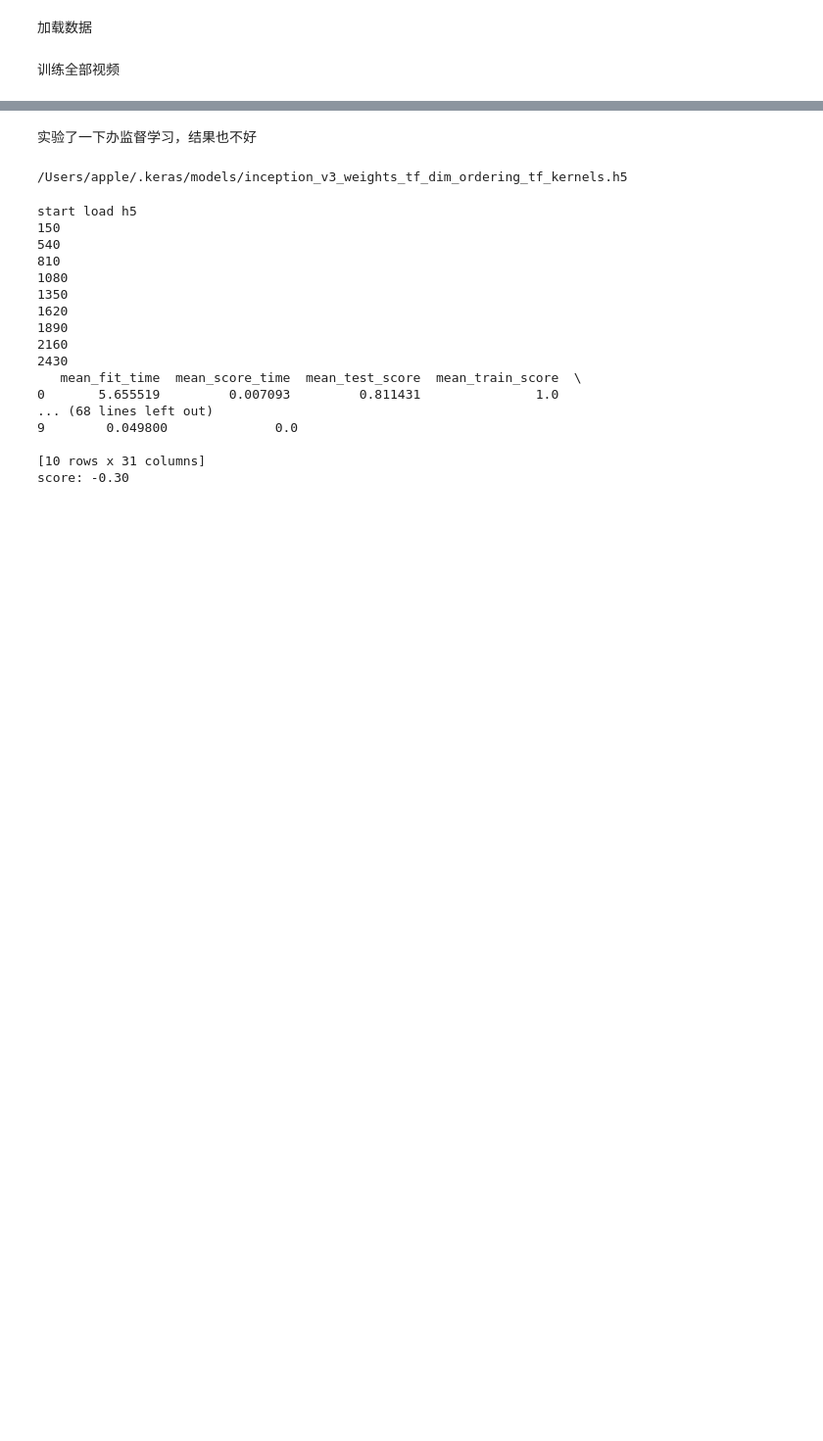
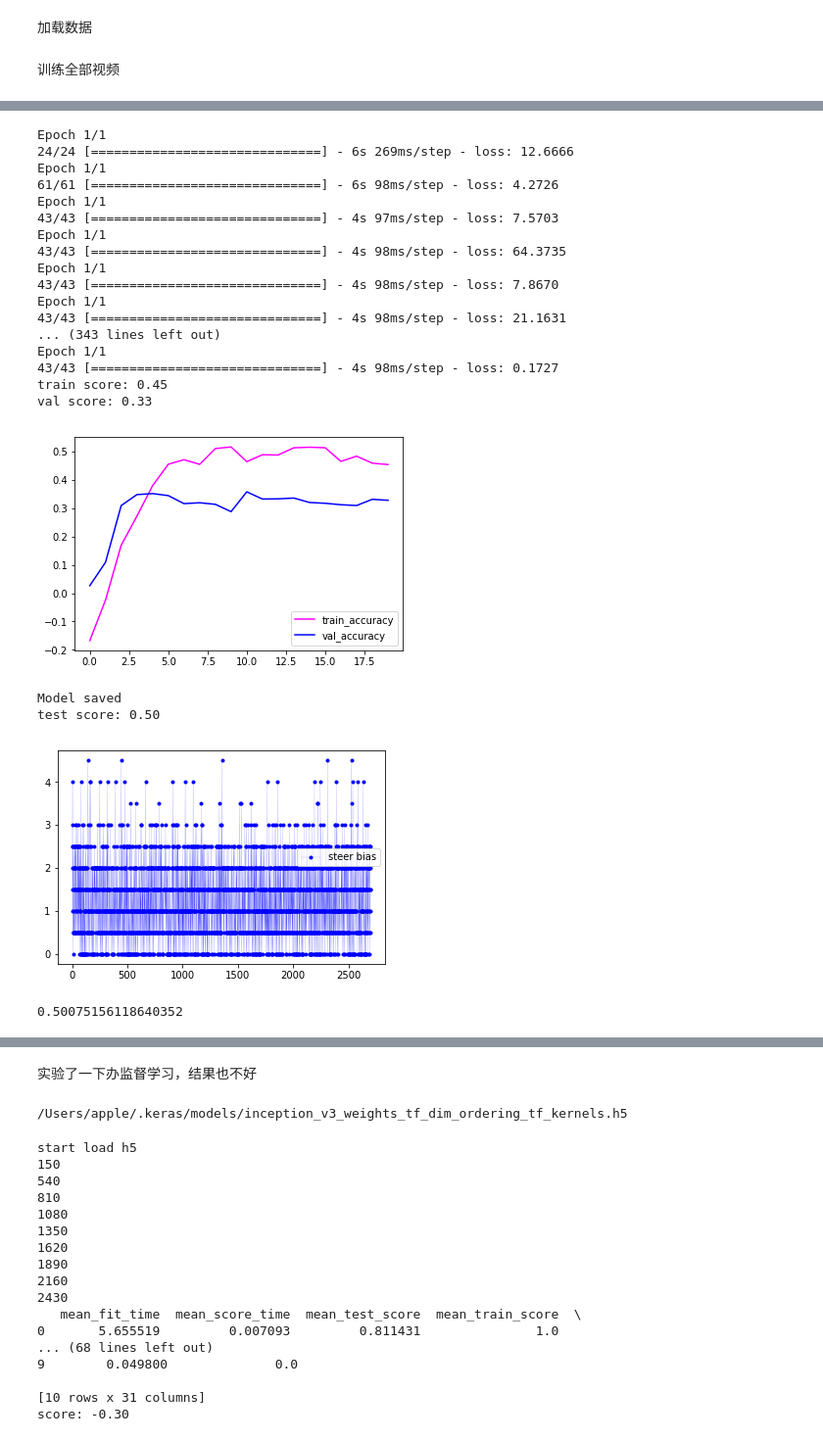
Before and after one commit to rosaann/for_tesla, a Jupyter notebook: deep_tesla.ipynb, the cells around one changed output, grey strips where cells are left out. Shown at 98% size. Cells and saved outputs as stored; diff of their text form; code cells hidden in the pictures; blank space fills up the shorter version.

```diff
--- a/deep_tesla.ipynb
+++ b/deep_tesla.ipynb
@@ -448,0 +527,26 @@ res_h = 66
+# %%
+model_all,test_img, test_y = train_model(range(1, 2),  tesla_model, res_w, res_h, ifSave = True)
+test_model(model_all, test_img, test_y, ifShow = True, note = "test")
+# %% [output]
+Epoch 1/1
+24/24 [==============================] - 6s 269ms/step - loss: 12.6666
+Epoch 1/1
+61/61 [==============================] - 6s 98ms/step - loss: 4.2726
+Epoch 1/1
+43/43 [==============================] - 4s 97ms/step - loss: 7.5703
+Epoch 1/1
+43/43 [==============================] - 4s 98ms/step - loss: 64.3735
+Epoch 1/1
+43/43 [==============================] - 4s 98ms/step - loss: 7.8670
+Epoch 1/1
+43/43 [==============================] - 4s 98ms/step - loss: 21.1631
+... (343 lines left out)
+Epoch 1/1
+43/43 [==============================] - 4s 98ms/step - loss: 0.1727
+train score: 0.45
+val score: 0.33
+[figure, added]
+Model saved
+test score: 0.50
+[figure, added]
+0.50075156118640352
```
Also changed, not shown: parts of 50 cells of this notebook.
